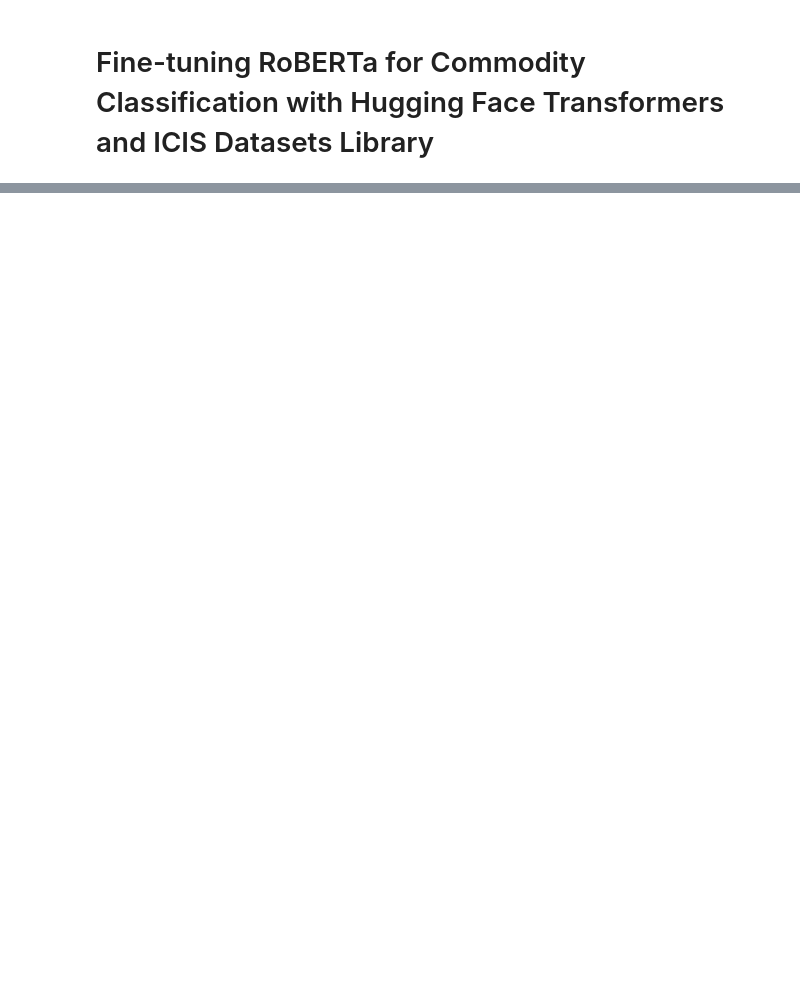
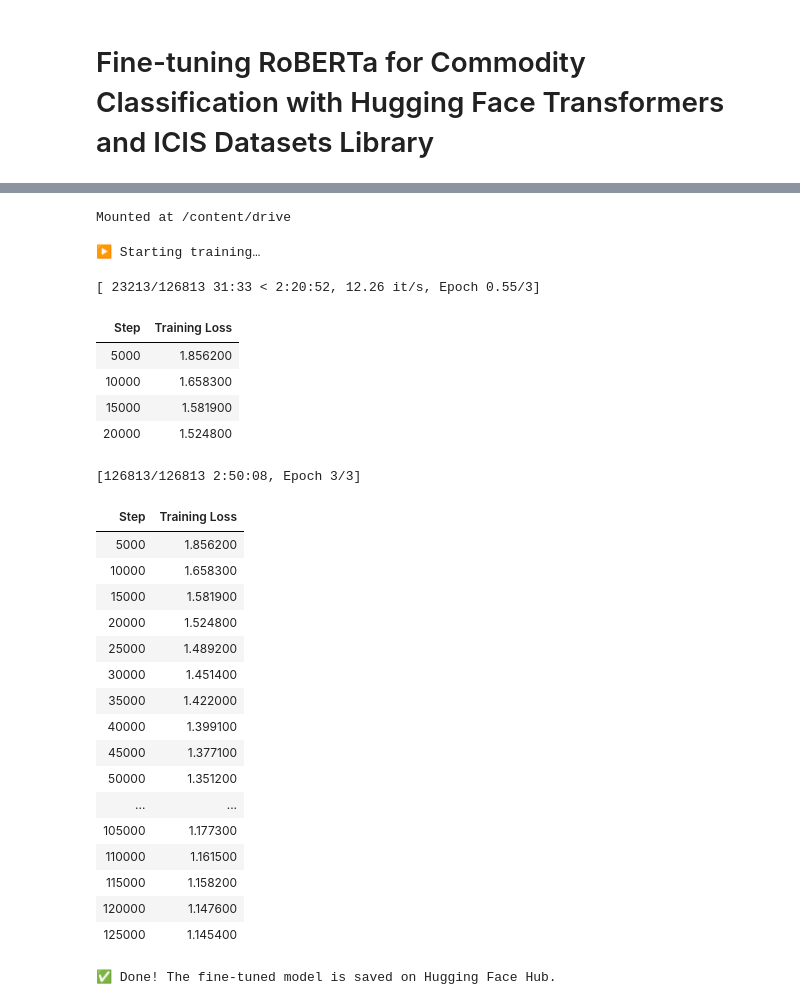
Before and after one commit to Netizine/nlp, a Jupyter notebook: NLP/Text classification/RoBERTa_Finetuning.ipynb, the cells around one changed output, grey strips where cells are left out. Cells and saved outputs as stored; diff of their text form; code cells hidden in the pictures; blank space fills up the shorter version.

```diff
--- a/NLP/Text classification/RoBERTa_Finetuning.ipynb
+++ b/NLP/Text classification/RoBERTa_Finetuning.ipynb
@@ -22,10 +43,20 @@ notebook_login()
-# %%
-model_id   = "FacebookAI/roberta-base"   # or your fine-tuned LM if you prefer
-dataset_id = "Netizine/icis"           # your Hub dataset
-saved_model_id    = "Netizine/icis"           # your target model repo on the Hub
+# %%
+# IDs & hardware params
+model_id   = "FacebookAI/roberta-base"
+dataset_id    = "Netizine/icis"
+repo_id       = "Netizine/icis"     # RE-CREATE THIS REPO EMPTY BEFORE YOU RUN
+output_dir    = "output/icis"
+# Mount Drive for persistent storage
+drive.mount("/content/drive")
+# Dynamic CPU counts
+num_cpus    = multiprocessing.cpu_count()
+num_proc    = max(1, num_cpus - 2)
+num_workers = max(1, num_cpus // 2)
+# %% [output]
+Mounted at /content/drive
 # %%
 # Load dataset
-train_dataset = load_dataset(dataset_id, split="train")
+train_ds = load_dataset(dataset_id, split="train")
 # %%
 # Init tokenizer & model
 tokenizer = RobertaTokenizerFast.from_pretrained(model_id)
@@ -61,14 +115,41 @@ trainer = Trainer(
 )
 # %%
-# Fine-tune the model
+# Fine-tune the model (auto-resume if you re-run with: resume_from_checkpoint=True)
 print("▶️ Starting training…")
 trainer.train()
 
 # Save our tokenizer and create model card
 tokenizer.save_pretrained(saved_model_id)
 trainer.create_model_card()
 # Push the results to the hub
-trainer.push_to_hub(commit_message="Pusging final RoBERTa MLM")
+trainer.push_to_hub(commit_message="Pushing final RoBERTa MLM")
 
 # Fine-tune the model
 print("✅ Done! The fine-tuned model is saved on Hugging Face Hub.")
+# %% [output]
+▶️ Starting training…
+[ 23213/126813 31:33 < 2:20:52, 12.26 it/s, Epoch 0.55/3]
+| Step | Training Loss |
+| 5000 | 1.856200 |
+| 10000 | 1.658300 |
+| 15000 | 1.581900 |
+| 20000 | 1.524800 |
+[126813/126813 2:50:08, Epoch 3/3]
+| Step | Training Loss |
+| 5000 | 1.856200 |
+| 10000 | 1.658300 |
+| 15000 | 1.581900 |
+| 20000 | 1.524800 |
+| 25000 | 1.489200 |
+| 30000 | 1.451400 |
+| 35000 | 1.422000 |
+| 40000 | 1.399100 |
+| 45000 | 1.377100 |
+| 50000 | 1.351200 |
+| ... | ... |
+| 105000 | 1.177300 |
+| 110000 | 1.161500 |
+| 115000 | 1.158200 |
+| 120000 | 1.147600 |
+| 125000 | 1.145400 |
+✅ Done! The fine-tuned model is saved on Hugging Face Hub.
```
Also changed, not shown: parts of 6 cells of this notebook.
